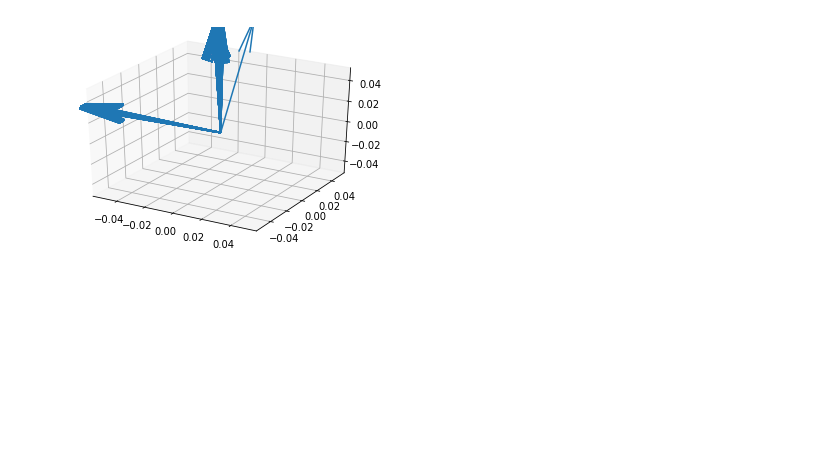
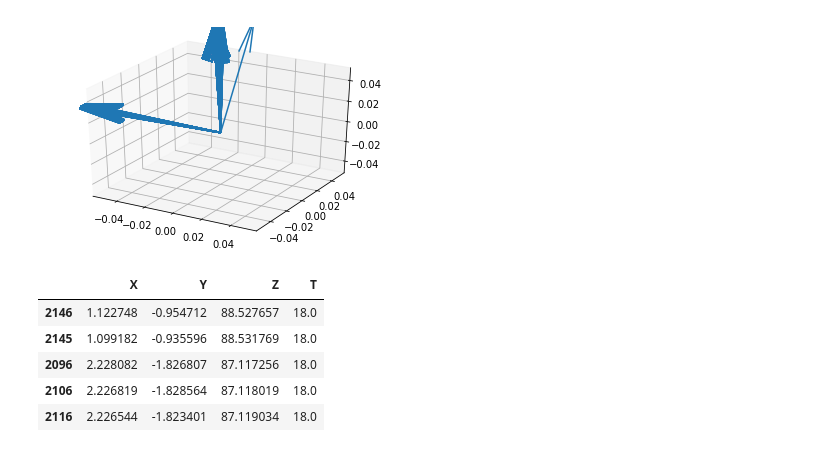
Before and after one commit to mehdig-exe/Third-Year-Project, a Jupyter notebook: Mehdi/Data Analysis.ipynb, the cells around one changed output. Cells and saved outputs as stored; diff of their text form; code cells hidden in the pictures; blank space fills up the shorter version.

```diff
--- a/Mehdi/Data Analysis.ipynb
+++ b/Mehdi/Data Analysis.ipynb
@@ -43,3 +44,16 @@ for i,j in enumerate(x1[0:2146]):
     ax.quiver(0, 0, 0, x1[i][0], x1[i][1], x1[i][2], length=0.1, normalize=True)
 # %% [output]
 [figure]
+# %%
+X,Y,Z,T = [],[],[],[]
+tdata = pd.read_csv('TData.csv', sep = ",")
+xyztdata = pd.read_csv('XYZT_Data.csv', sep = ",")
+result = xyztdata.sort_values('T')
+result.head()
+# %% [output]
+|  | X | Y | Z | T |
+| 2146 | 1.122748 | -0.954712 | 88.527657 | 18.0 |
+| 2145 | 1.099182 | -0.935596 | 88.531769 | 18.0 |
+| 2096 | 2.228082 | -1.826807 | 87.117256 | 18.0 |
+| 2106 | 2.226819 | -1.828564 | 87.118019 | 18.0 |
+| 2116 | 2.226544 | -1.823401 | 87.119034 | 18.0 |
```
Also changed, not shown: parts of 2 cells of this notebook, 2 other files.
